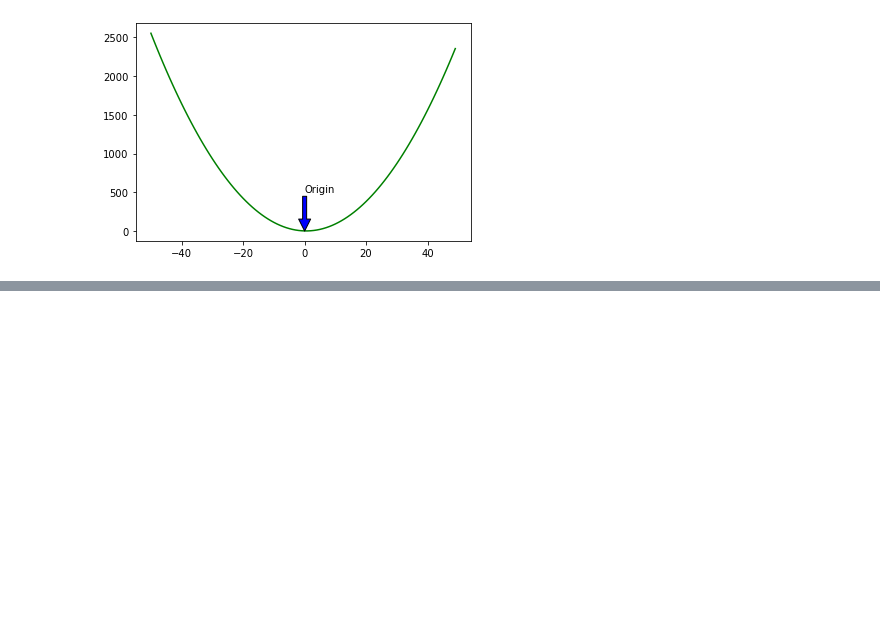
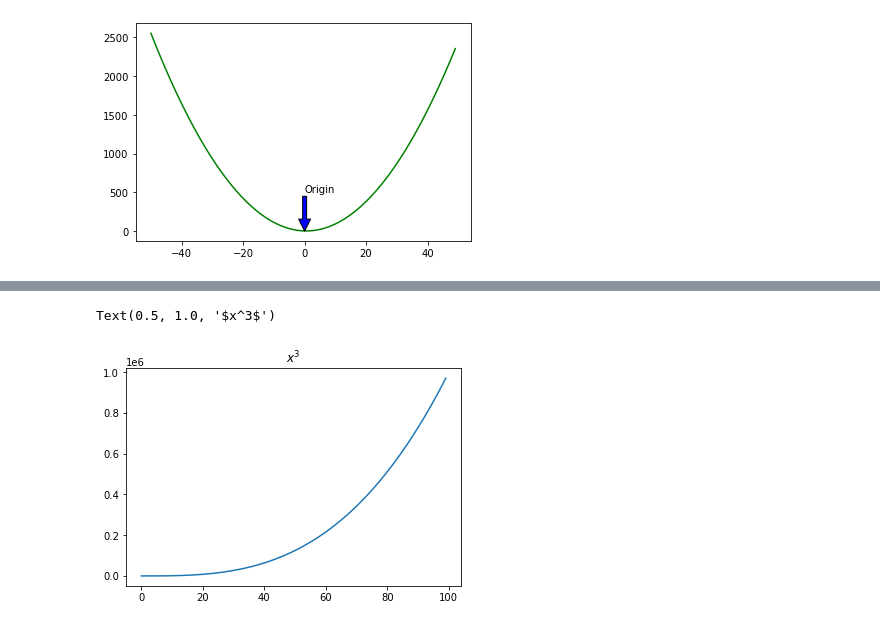
Before and after one commit to richie-p-meyer/numpy-pandas-visualization-exercises, a Jupyter notebook: matplotlib_exercises.ipynb, the cells around one changed output, grey strips where cells are left out. Saved outputs shown, nothing was run; the diff lists cells and outputs as text; code cells hidden in the pictures; blank space fills up the shorter version.

```diff
--- a/matplotlib_exercises.ipynb
+++ b/matplotlib_exercises.ipynb
@@ -15,0 +22,6 @@ plt.show()
+# %%
+plt.plot(x, [xx**3 for xx in x])
+plt.title('$x^3$')
+# %% [output]
+Text(0.5, 1.0, '$x^3$')
+[figure, added]
```
Also changed, not shown: parts of 5 cells of this notebook, 3 other files.
